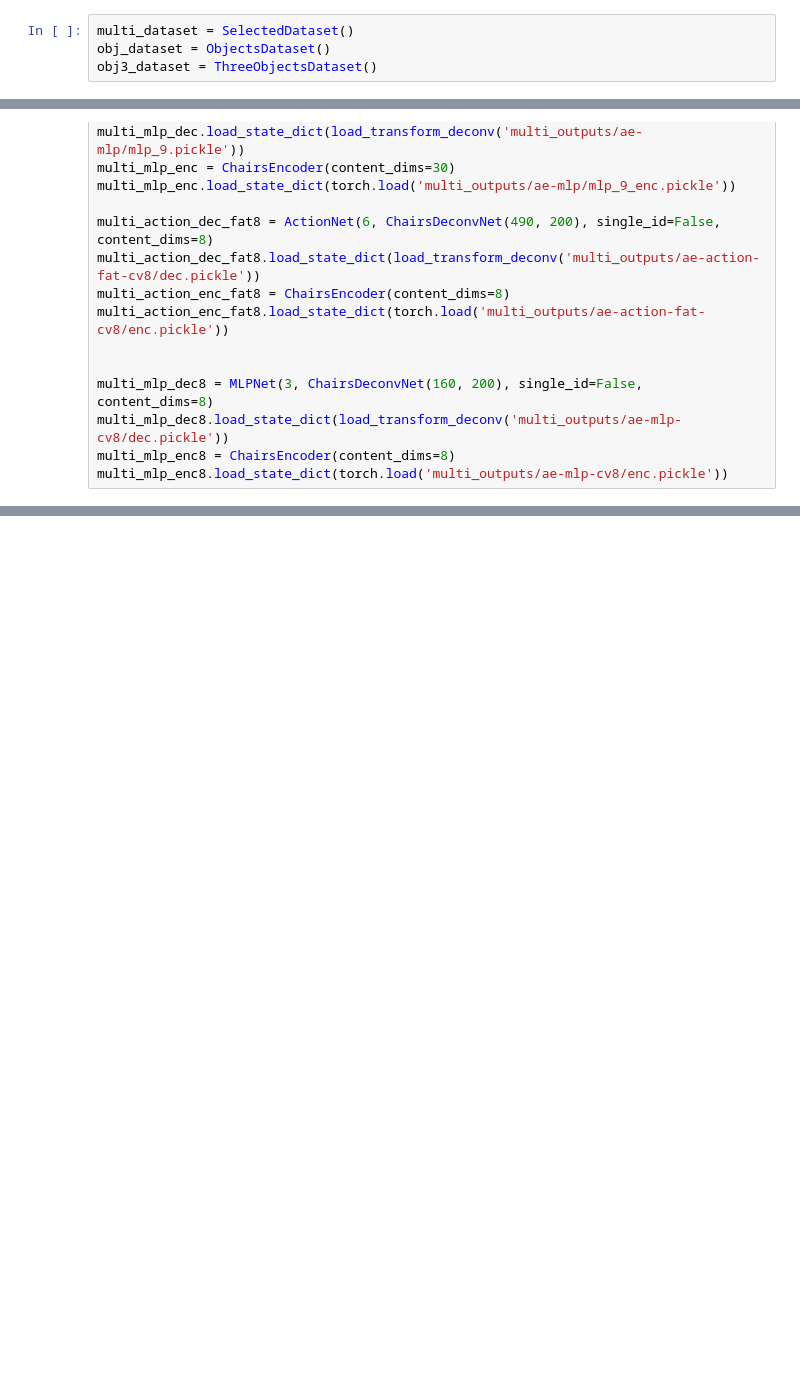
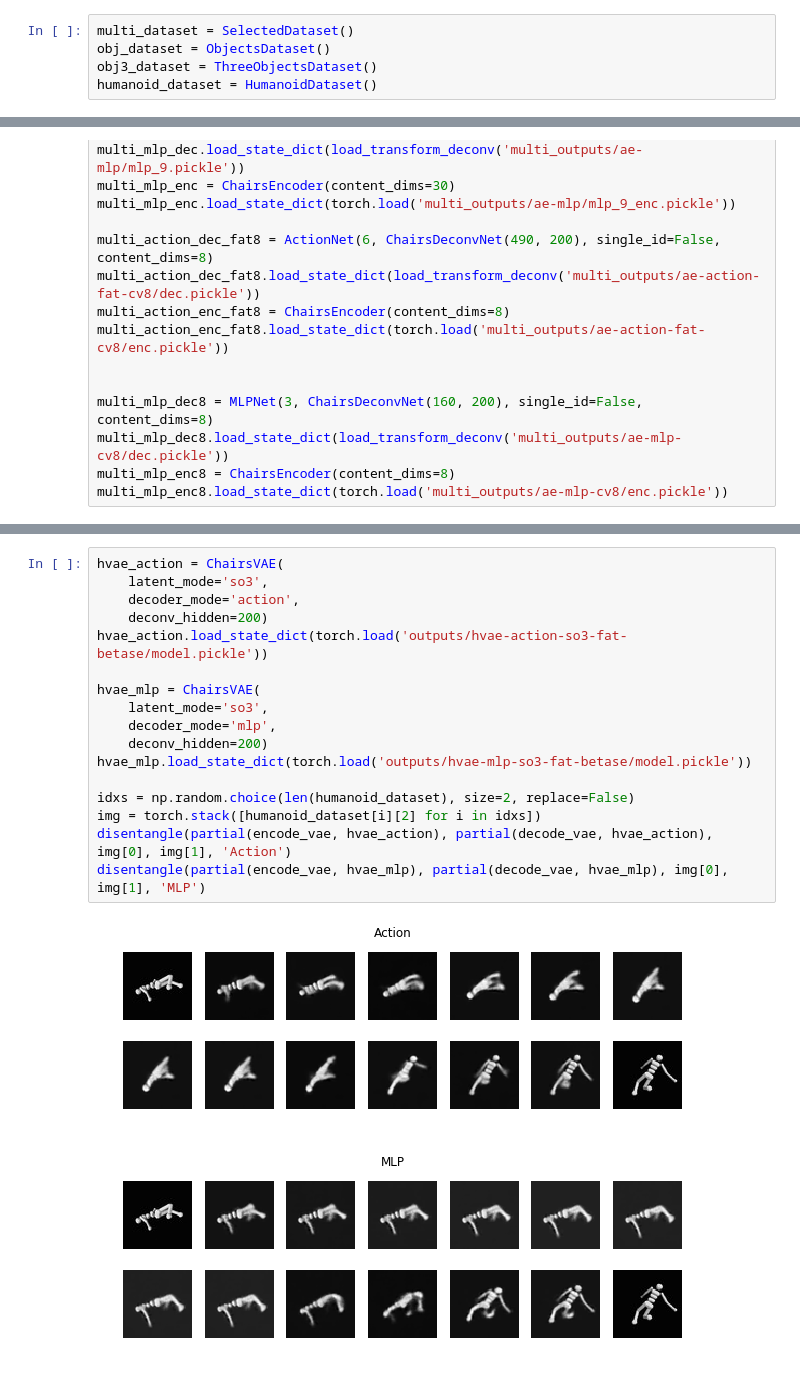
Before and after one commit to pimdh/lie-vae, a Jupyter notebook: supervised_interpolation.ipynb, the cells around one changed output, grey strips where cells are left out. Cells and saved outputs as stored; diff of their text form; blank space fills up the shorter version.

```diff
--- a/supervised_interpolation.ipynb
+++ b/supervised_interpolation.ipynb
@@ -118,6 +119,7 @@ plot_reconstructions([images, reconstructions, reconstructions_fat],
 multi_dataset = SelectedDataset()
 obj_dataset = ObjectsDataset()
 obj3_dataset = ThreeObjectsDataset()
+humanoid_dataset = HumanoidDataset()
 # %%
 # multi_action_dec = ActionNet(3, single_id=False)
 # multi_action_dec.load_state_dict(torch.load('multi_outputs/ae-action/action_4.pickle'))
@@ -298,0 +301,20 @@ disentangle(partial(encode_vae, o3vae_mlp), partial(decode_vae, o3vae_mlp), img[
+# %%
+hvae_action = ChairsVAE(
+    latent_mode='so3',
+    decoder_mode='action',
+    deconv_hidden=200)
+hvae_action.load_state_dict(torch.load('outputs/hvae-action-so3-fat-betase/model.pickle'))
+
+hvae_mlp = ChairsVAE(
+    latent_mode='so3',
+    decoder_mode='mlp',
+    deconv_hidden=200)
+hvae_mlp.load_state_dict(torch.load('outputs/hvae-mlp-so3-fat-betase/model.pickle'))
+
+idxs = np.random.choice(len(humanoid_dataset), size=2, replace=False)
+img = torch.stack([humanoid_dataset[i][2] for i in idxs])
+disentangle(partial(encode_vae, hvae_action), partial(decode_vae, hvae_action), img[0], img[1], 'Action')
+disentangle(partial(encode_vae, hvae_mlp), partial(decode_vae, hvae_mlp), img[0], img[1], 'MLP')
+# %% [output]
+[figure, added]
+[figure, added]
```
Also changed, not shown: parts of 10 cells of this notebook.
